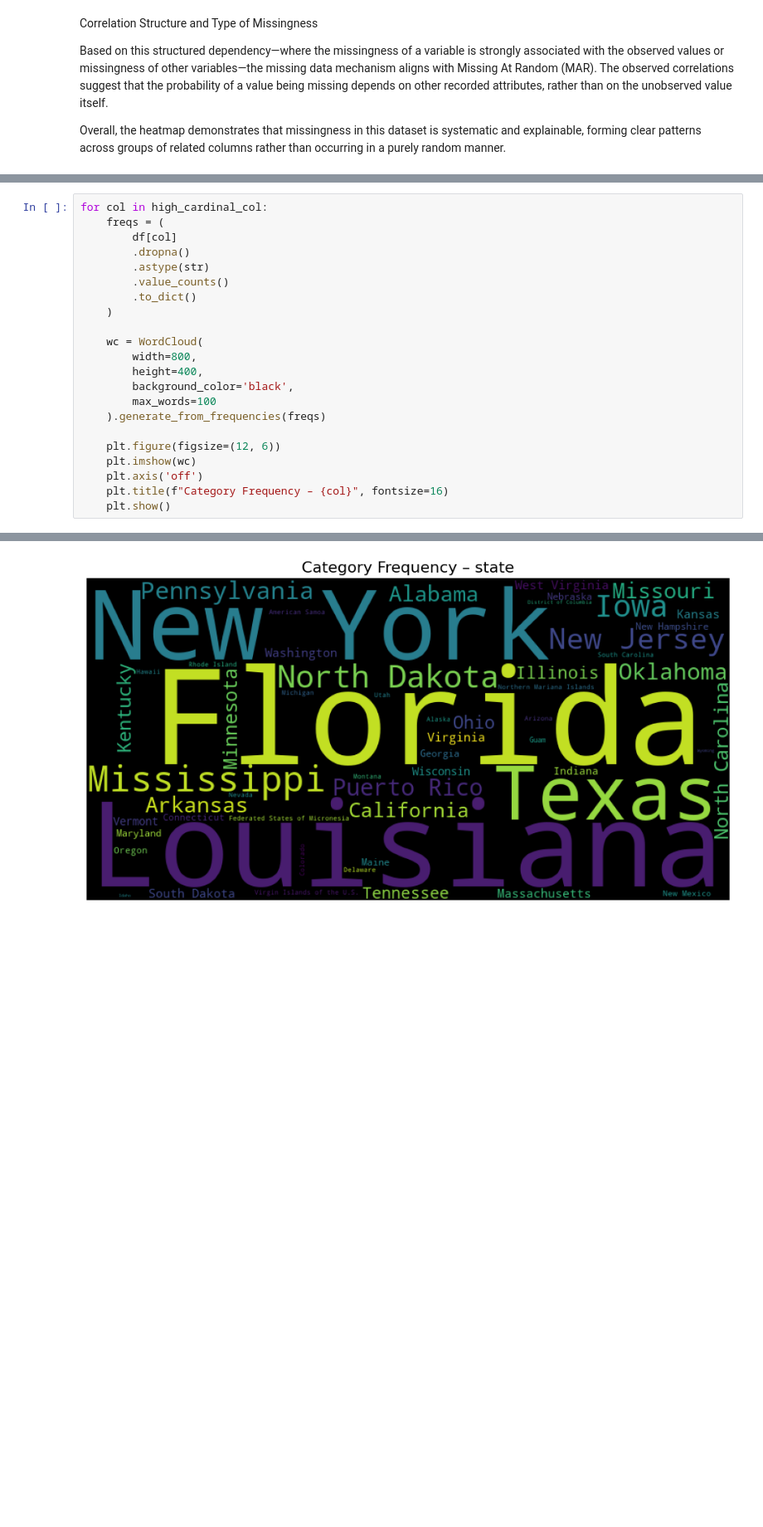
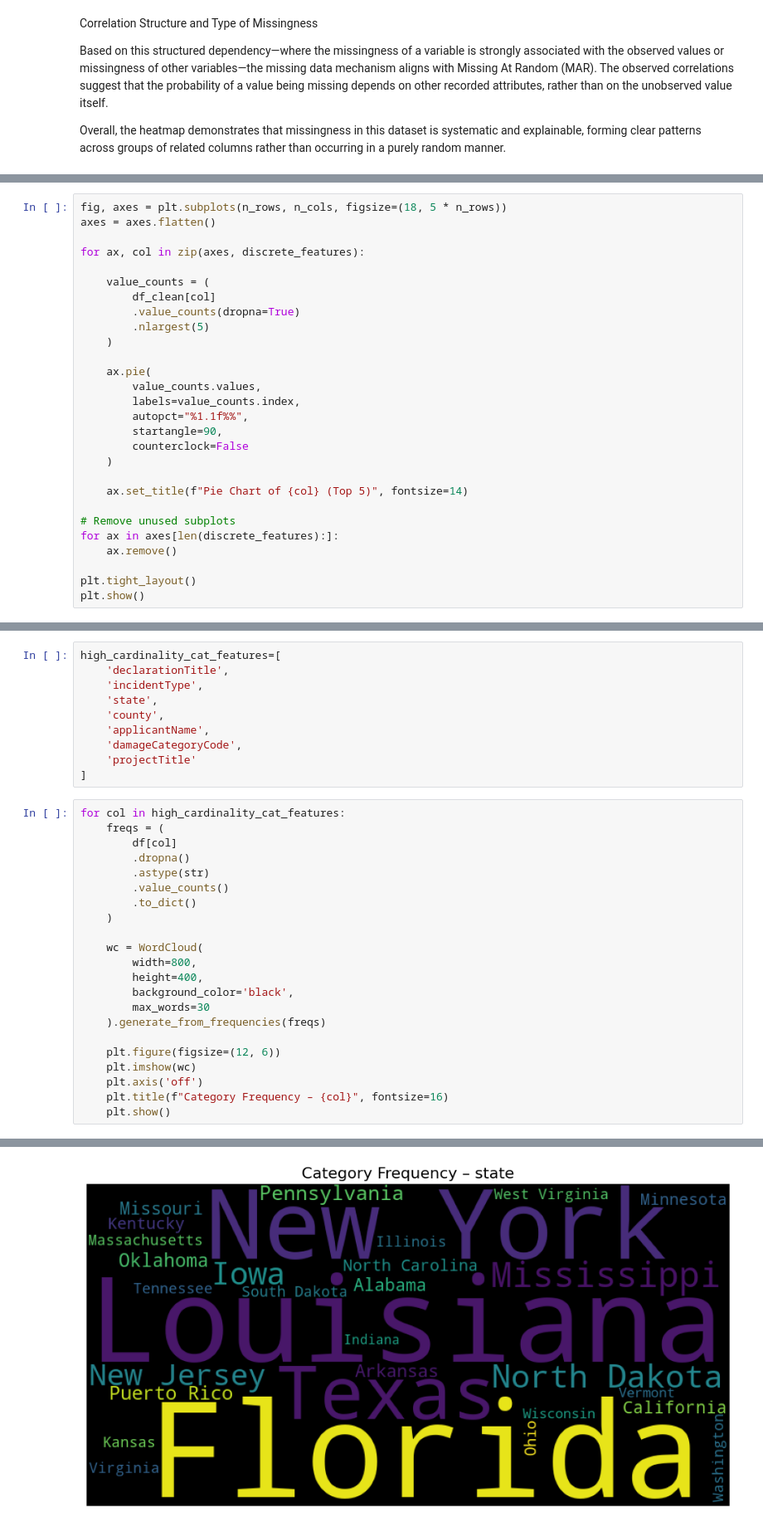
Before and after one commit to Aryan-Kaisth/Catastrophe_Risk_Estimation_Quantile_Based, a Jupyter notebook: notebooks/EDA.ipynb, the cells around one changed output, grey strips where cells are left out. Shown at 83% size. Cells and saved outputs as stored; diff of their text form; blank space fills up the shorter version.

```diff
--- a/notebooks/EDA.ipynb
+++ b/notebooks/EDA.ipynb
@@ -372,0 +326,28 @@ plt.show()
+# %%
+fig, axes = plt.subplots(n_rows, n_cols, figsize=(18, 5 * n_rows))
+axes = axes.flatten()
+
+for ax, col in zip(axes, discrete_features):
+
+    value_counts = (
+        df_clean[col]
+        .value_counts(dropna=True)
+        .nlargest(5)
+    )
+
+    ax.pie(
+        value_counts.values,
+        labels=value_counts.index,
+        autopct="%1.1f%%",
+        startangle=90,
+        counterclock=False
+    )
+
+    ax.set_title(f"Pie Chart of {col} (Top 5)", fontsize=14)
+
+# Remove unused subplots
+for ax in axes[len(discrete_features):]:
+    ax.remove()
+
+plt.tight_layout()
+plt.show()
@@ -373,5 +356,15 @@ plt.show()
+# %%
+high_cardinality_cat_features=[
+    'declarationTitle',
+    'incidentType',
+    'state',
+    'county',
+    'applicantName',
+    'damageCategoryCode',
+    'projectTitle'
+]
 # %%
-for col in high_cardinal_col:
+for col in high_cardinality_cat_features:
     freqs = (
         df[col]
         .dropna()
@@ -384,7 +377,7 @@ for col in high_cardinal_col:
         width=800,
         height=400,
         background_color='black',
-        max_words=100
+        max_words=30
     ).generate_from_frequencies(freqs)
 
     plt.figure(figsize=(12, 6))
@@ -398 +391 @@ for col in high_cardinal_col:
-[figure, old version]
+[figure, new version]
```
Also changed, not shown: parts of 33 cells of this notebook.
